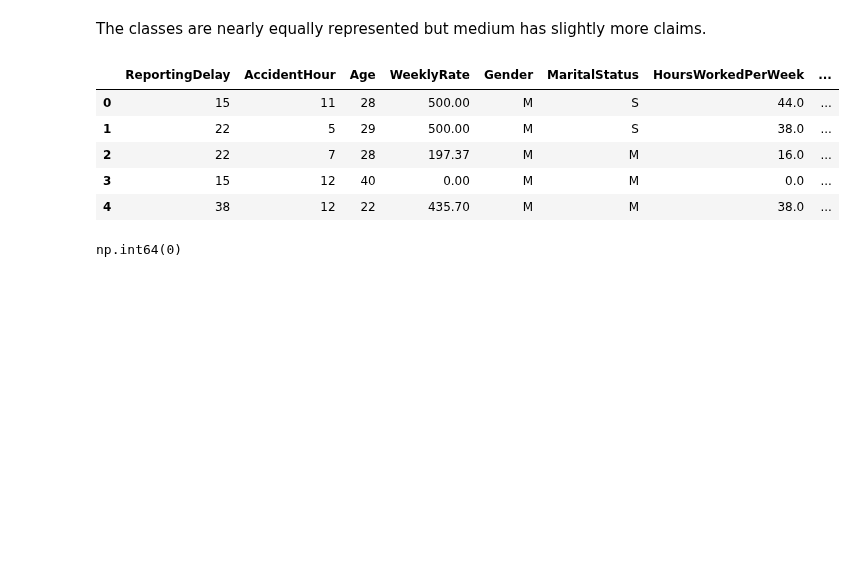
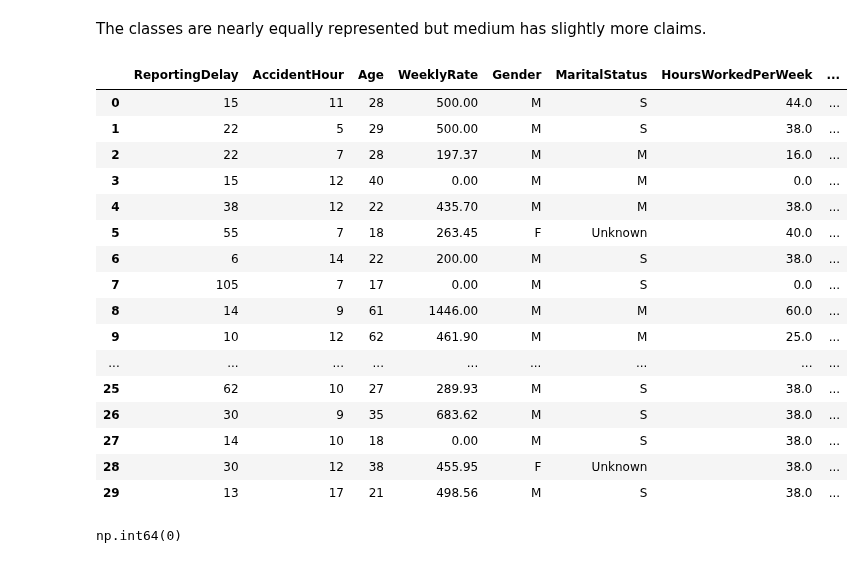
Before and after one commit to PerisN/Final_Capstone_Project, a Jupyter notebook: project.ipynb, the cells around one changed output. Cells and saved outputs as stored; diff of their text form; code cells hidden in the pictures; blank space fills up the shorter version.

```diff
--- a/project.ipynb
+++ b/project.ipynb
@@ -767,14 +767,25 @@ Name: proportion, dtype: float64
 # %% [markdown]
 The classes are nearly equally represented but medium has slightly more claims.
 # %%
-df.head()
+df.head(30)
 # %% [output]
 |  | ReportingDelay | AccidentHour | Age | WeeklyRate | Gender | MaritalStatus | HoursWorkedPerWeek | ... |
 | 0 | 15 | 11 | 28 | 500.00 | M | S | 44.0 | ... |
 | 1 | 22 | 5 | 29 | 500.00 | M | S | 38.0 | ... |
 | 2 | 22 | 7 | 28 | 197.37 | M | M | 16.0 | ... |
 | 3 | 15 | 12 | 40 | 0.00 | M | M | 0.0 | ... |
 | 4 | 38 | 12 | 22 | 435.70 | M | M | 38.0 | ... |
+| 5 | 55 | 7 | 18 | 263.45 | F | Unknown | 40.0 | ... |
+| 6 | 6 | 14 | 22 | 200.00 | M | S | 38.0 | ... |
+| 7 | 105 | 7 | 17 | 0.00 | M | S | 0.0 | ... |
+| 8 | 14 | 9 | 61 | 1446.00 | M | M | 60.0 | ... |
+| 9 | 10 | 12 | 62 | 461.90 | M | M | 25.0 | ... |
+| ... | ... | ... | ... | ... | ... | ... | ... | ... |
+| 25 | 62 | 10 | 27 | 289.93 | M | S | 38.0 | ... |
+| 26 | 30 | 9 | 35 | 683.62 | M | S | 38.0 | ... |
+| 27 | 14 | 10 | 18 | 0.00 | M | S | 38.0 | ... |
+| 28 | 30 | 12 | 38 | 455.95 | F | Unknown | 38.0 | ... |
+| 29 | 13 | 17 | 21 | 498.56 | M | S | 38.0 | ... |
 # %%
 # Checking if creating 'Severity' created missing values
 df['Severity'].isna().sum()
```
Also changed, not shown: parts of 36 cells of this notebook.
